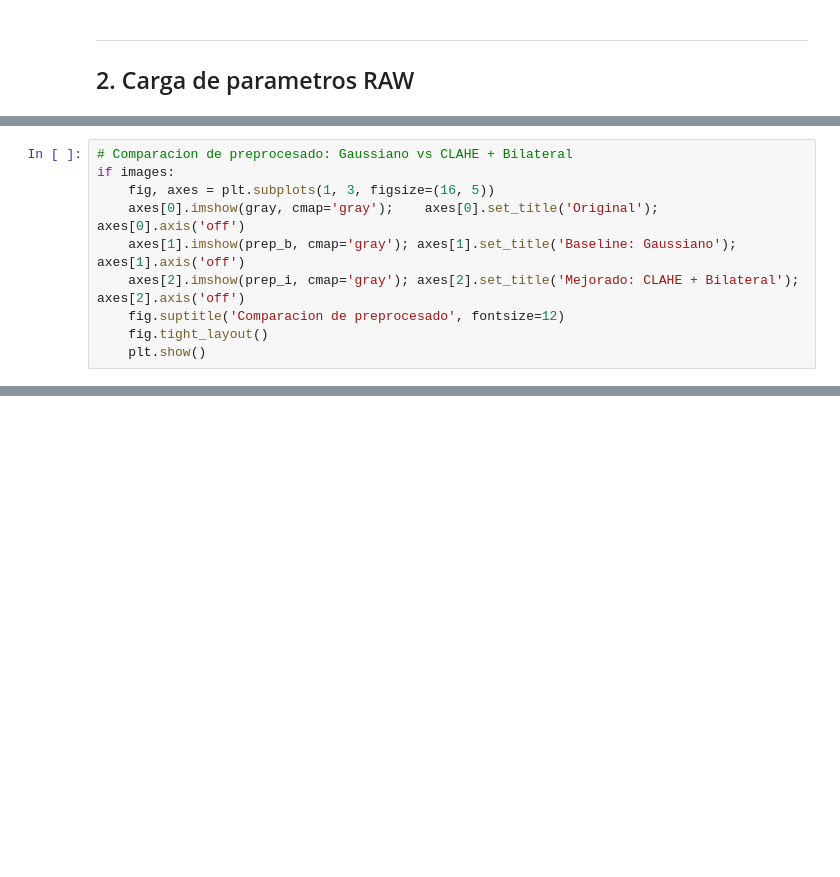
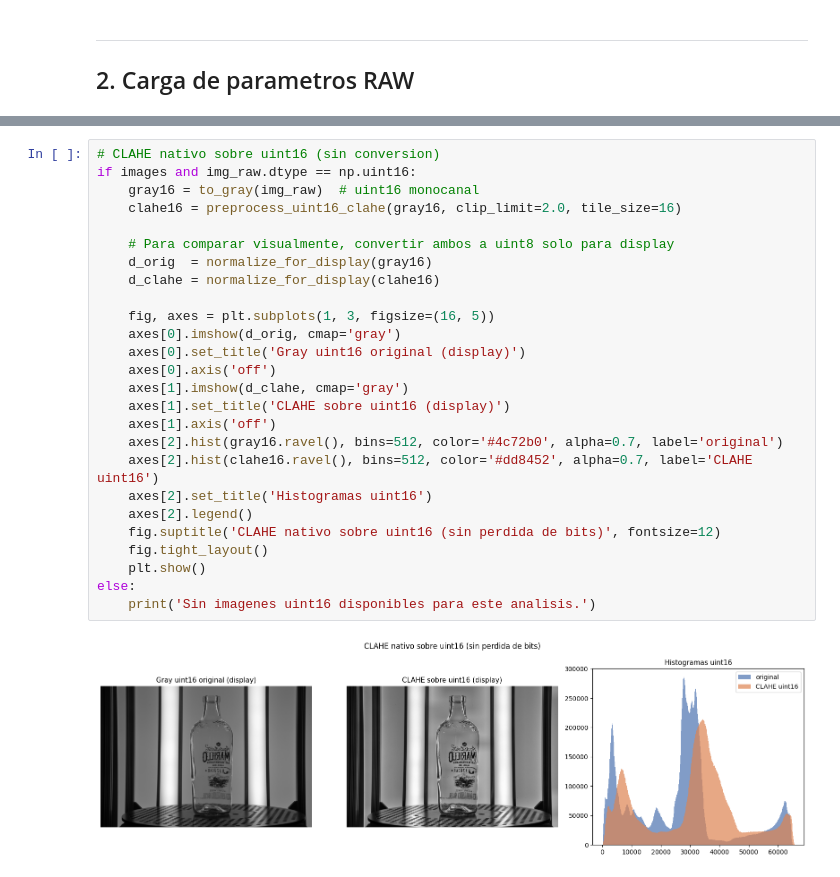
Before and after one commit to sreyesn11/TAVA-Project, a Jupyter notebook: notebooks/demo_botellas.ipynb, the cells around one changed output, grey strips where cells are left out. Saved outputs shown, nothing was run; the diff lists cells and outputs as text; blank space fills up the shorter version.

```diff
--- a/notebooks/demo_botellas.ipynb
+++ b/notebooks/demo_botellas.ipynb
@@ -142,10 +81,0 @@ else:
-# %%
-# Comparacion de preprocesado: Gaussiano vs CLAHE + Bilateral
-if images:
-    fig, axes = plt.subplots(1, 3, figsize=(16, 5))
-    axes[0].imshow(gray, cmap='gray');    axes[0].set_title('Original'); axes[0].axis('off')
-    axes[1].imshow(prep_b, cmap='gray'); axes[1].set_title('Baseline: Gaussiano'); axes[1].axis('off')
-    axes[2].imshow(prep_i, cmap='gray'); axes[2].set_title('Mejorado: CLAHE + Bilateral'); axes[2].axis('off')
-    fig.suptitle('Comparacion de preprocesado', fontsize=12)
-    fig.tight_layout()
-    plt.show()
@@ -279,0 +216,28 @@ if images:
+# %%
+# CLAHE nativo sobre uint16 (sin conversion)
+if images and img_raw.dtype == np.uint16:
+    gray16 = to_gray(img_raw)  # uint16 monocanal
+    clahe16 = preprocess_uint16_clahe(gray16, clip_limit=2.0, tile_size=16)
+
+    # Para comparar visualmente, convertir ambos a uint8 solo para display
+    d_orig  = normalize_for_display(gray16)
+    d_clahe = normalize_for_display(clahe16)
+
+    fig, axes = plt.subplots(1, 3, figsize=(16, 5))
+    axes[0].imshow(d_orig, cmap='gray')
+    axes[0].set_title('Gray uint16 original (display)')
+    axes[0].axis('off')
+    axes[1].imshow(d_clahe, cmap='gray')
+    axes[1].set_title('CLAHE sobre uint16 (display)')
+    axes[1].axis('off')
+    axes[2].hist(gray16.ravel(), bins=512, color='#4c72b0', alpha=0.7, label='original')
+    axes[2].hist(clahe16.ravel(), bins=512, color='#dd8452', alpha=0.7, label='CLAHE uint16')
+    axes[2].set_title('Histogramas uint16')
+    axes[2].legend()
+    fig.suptitle('CLAHE nativo sobre uint16 (sin perdida de bits)', fontsize=12)
+    fig.tight_layout()
+    plt.show()
+else:
+    print('Sin imagenes uint16 disponibles para este analisis.')
+# %% [output]
+[figure, added]
```
Also changed, not shown: parts of 62 cells of this notebook, 15 other files.
